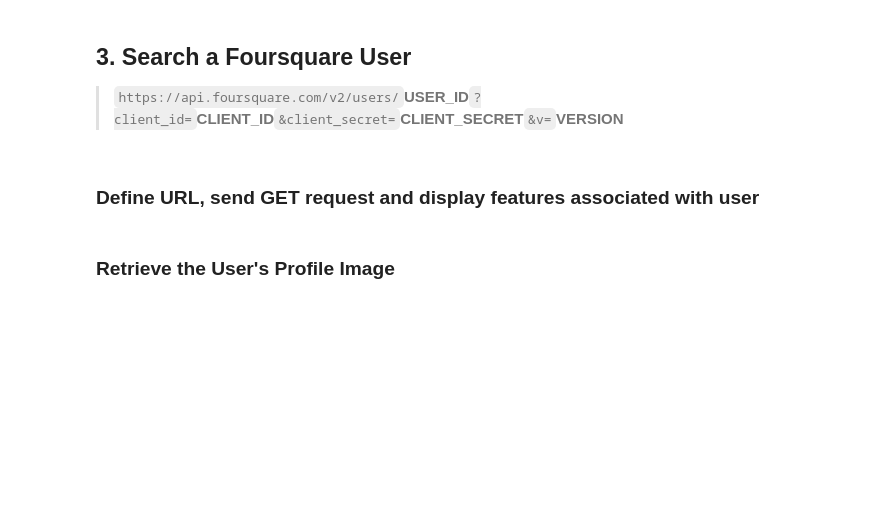
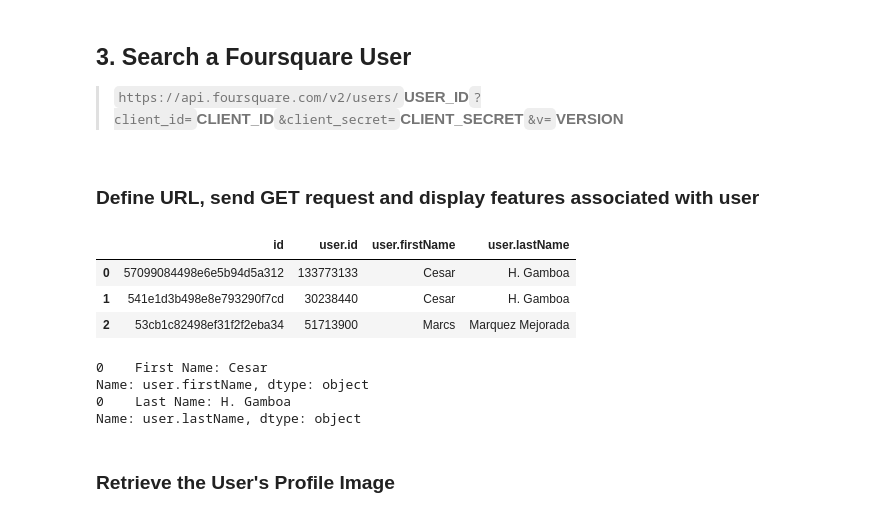
Before and after one commit to peachyprincess/neighborhood-segmentation-and-clustering, a Jupyter notebook: FSQ-Lab.ipynb, the cells around one changed output. Saved outputs shown, nothing was run; the diff lists cells and outputs as text; code cells hidden in the pictures; blank space fills up the shorter version.

```diff
--- a/FSQ-Lab.ipynb
+++ b/FSQ-Lab.ipynb
@@ -66,9 +62,13 @@ Libraries imported.
     [https://foursquare.com/oauth2/access_token?client_id=YOUR_CLIENT_ID&client_secret=YOUR_CLIENT_SECRET&grant_type=authorization_code&redirect_uri=https://www.google.com&code=CODE](https://foursquare.com/oauth2/access_token?client_id=YOUR_CLIENT_ID&client_secret=YOUR_CLIENT_SECRET&grant_type=authorization_code&redirect_uri=https://www.google.com&code=CODE&cm_mmc=Email_Newsletter-_-Developer_Ed%2BTech-_-WW_WW-_-SkillsNetwork-Courses-IBMDeveloperSkillsNetwork-DS0701EN-SkillsNetwork-21253531&cm_mmca1=000026UJ&cm_mmca2=10006555&cm_mmca3=M12345678&cvosrc=email.Newsletter.M12345678&cvo_campaign=000026UJ).
 6.  When you paste the link , This should lead you to a page that gives you your **access token**.
 # %%
-CLIENT_ID = '' # your Foursquare ID
-CLIENT_SECRET = '' # your Foursquare Secret
-ACCESS_TOKEN = '' # your FourSquare Access Token
+f = open("client_id", "r")
+CLIENT_ID = f.read() # your Foursquare ID
+f = open("client_secret", "r")
+CLIENT_SECRET = f.read() # your Foursquare Secret
+f = open("access_token", "r")
+ACCESS_TOKEN = f.read() # your FourSquare Access Token
+
 VERSION = '20180604'
 LIMIT = 30
 print('Your credentails:')
@@ -251,7 +372,7 @@ tip.keys()
 # %% [markdown]
 #### Format column width and display all tips
 # %%
-pd.set_option('display.max_colwidth', -1)
+pd.set_option('display.max_colwidth', None)
 
 tips_df = json_normalize(tips) # json normalize tips
 
@@ -274,32 +398,48 @@ Now remember that because we are using a personal developer account, then we can
 # %%
 idnumber = '48454224' # user ID with most agree counts and complete profile
 
-url = 'https://api.foursquare.com/v2/users/{}/tips?client_id={}&client_secret={}&oauth_token={}&v={}'.format(idnumber, CLIENT_ID, CLIENT_SECRET, ACCESS_TOKEN,VERSION) # define URL
+url = 'https://api.foursquare.com/v2/users/{}/tips'.format(idnumber)
+params = dict(
+    client_id=CLIENT_ID,
+    client_secret=CLIENT_SECRET,
+    oauth_token=ACCESS_TOKEN,
+    v=VERSION
+)
 
 # send GET request
-results = requests.get(url).json()
+results = requests.get(url=url, params=params,).json()
 #user_data = results['response']['user']
 user_data=results['response']['tips']['items'][0]['venue']['photos']['groups'][0]['items']#['items']
 # display features associated with user
 #user_data.keys()
 #results
 pd.set_option('display.max_colwidth', -1)
 
 users_df = json_normalize(user_data)
 
 # filter columns
 filtered_columns = ['id','user.id','user.firstName','user.lastName']
 tips_filtered = users_df.loc[:, filtered_columns]
 
 # display user's tips
 df=tips_filtered
 df
 #url
+# %% [output]
+|  | id | user.id | user.firstName | user.lastName |
+| 0 | 57099084498e6e5b94d5a312 | 133773133 | Cesar | H. Gamboa |
+| 1 | 541e1d3b498e8e793290f7cd | 30238440 | Cesar | H. Gamboa |
+| 2 | 53cb1c82498ef31f2f2eba34 | 51713900 | Marcs | Marquez Mejorada |
 # %%
 
 g=df.loc[df['user.id'] == '133773133']
 print('First Name: ' + g['user.firstName'])
 print('Last Name: ' + g['user.lastName'])
+# %% [output]
+0    First Name: Cesar
+Name: user.firstName, dtype: object
+0    Last Name: H. Gamboa
+Name: user.lastName, dtype: object
 # %% [markdown]
 ### Retrieve the User's Profile Image
 # %%
```
Also changed, not shown: parts of 20 cells of this notebook.
